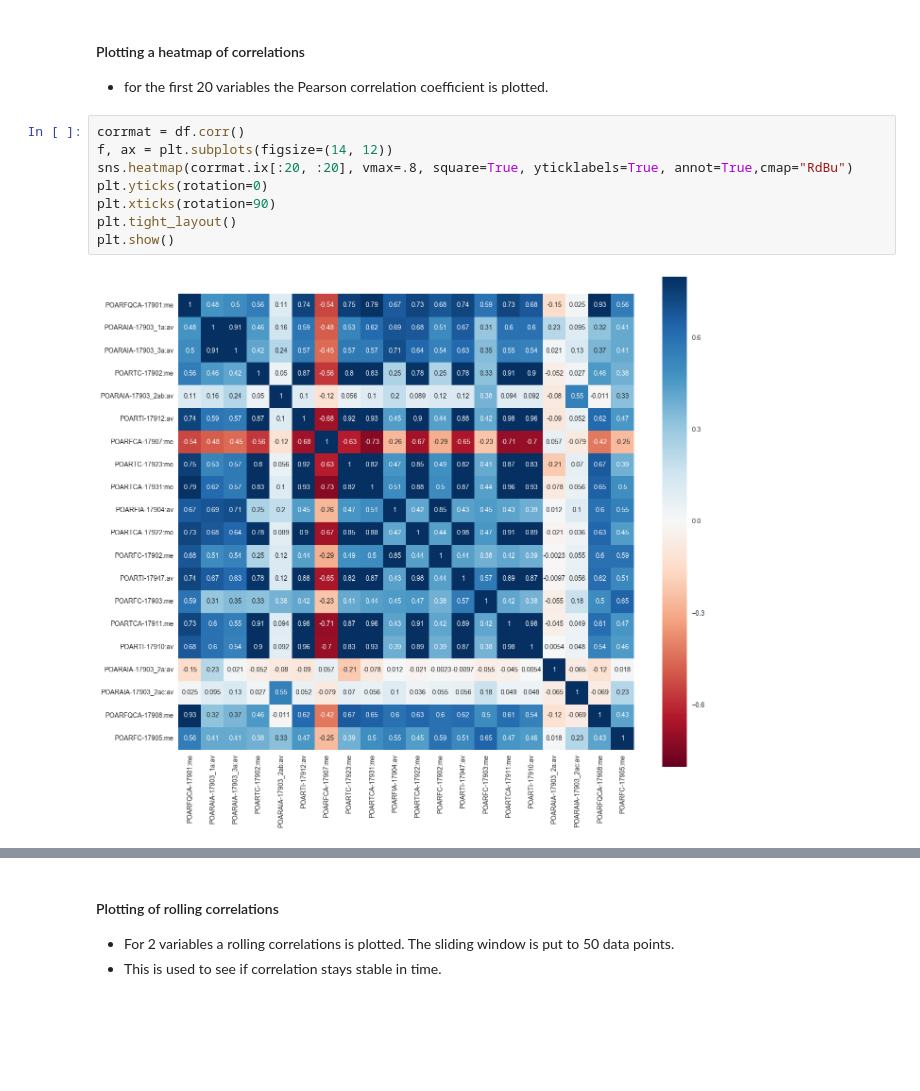
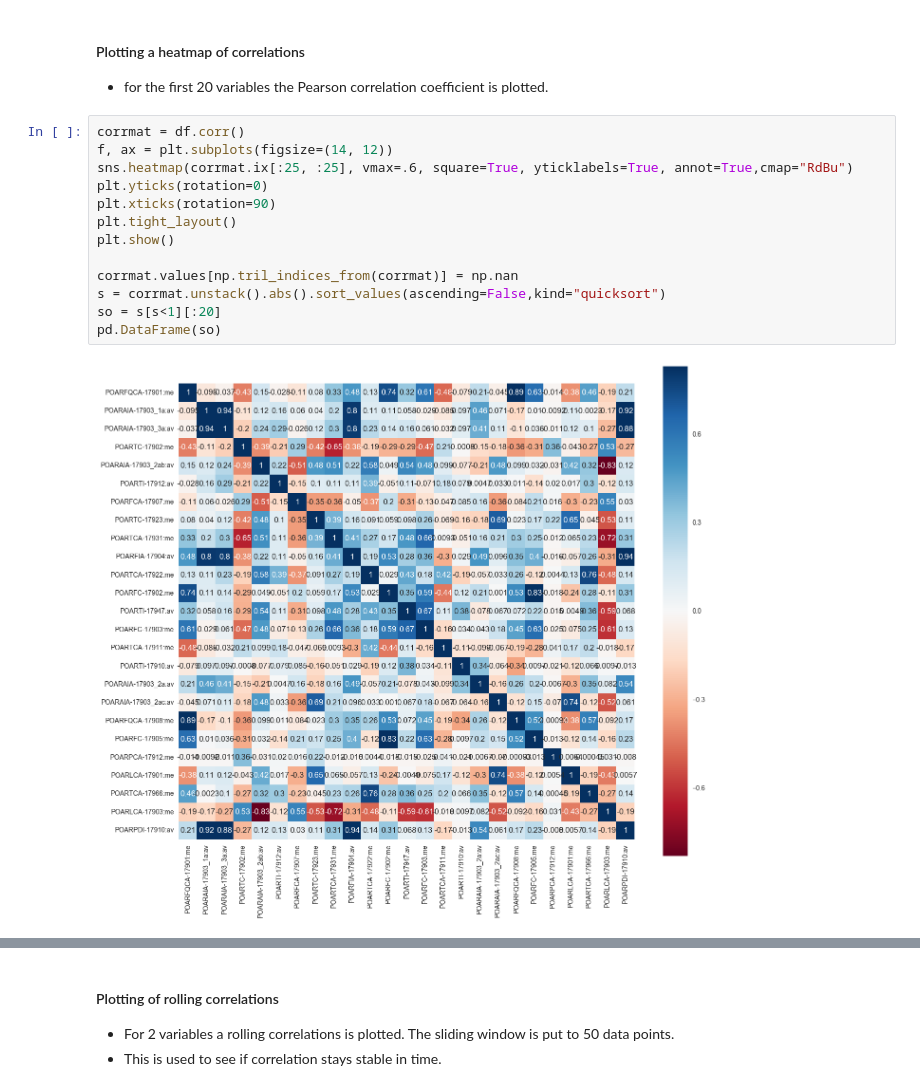
Before and after one commit to clijda/IP21analysis, a Jupyter notebook: DataExplorationIP21.ipynb, the cells around one changed output, grey strips where cells are left out. Drawn from its saved outputs; the diff is of its cells as text; blank space fills up the shorter version.

```diff
--- a/DataExplorationIP21.ipynb
+++ b/DataExplorationIP21.ipynb
@@ -123,10 +132,15 @@ plottimeseries(df[[0,1,2,3,4,10]],df_filter['Filter_Global'])
 # %%
 corrmat = df.corr()
 f, ax = plt.subplots(figsize=(14, 12))
-sns.heatmap(corrmat.ix[:20, :20], vmax=.8, square=True, yticklabels=True, annot=True,cmap="RdBu")
+sns.heatmap(corrmat.ix[:25, :25], vmax=.6, square=True, yticklabels=True, annot=True,cmap="RdBu")
 plt.yticks(rotation=0)
 plt.xticks(rotation=90)
 plt.tight_layout()
 plt.show()
+
+corrmat.values[np.tril_indices_from(corrmat)] = np.nan
+s = corrmat.unstack().abs().sort_values(ascending=False,kind="quicksort")
+so = s[s<1][:20]
+pd.DataFrame(so)
 # %% [output]
-[figure, old version]
+[figure, new version]
```
Also changed, not shown: parts of 16 cells of this notebook, 1 other file.
